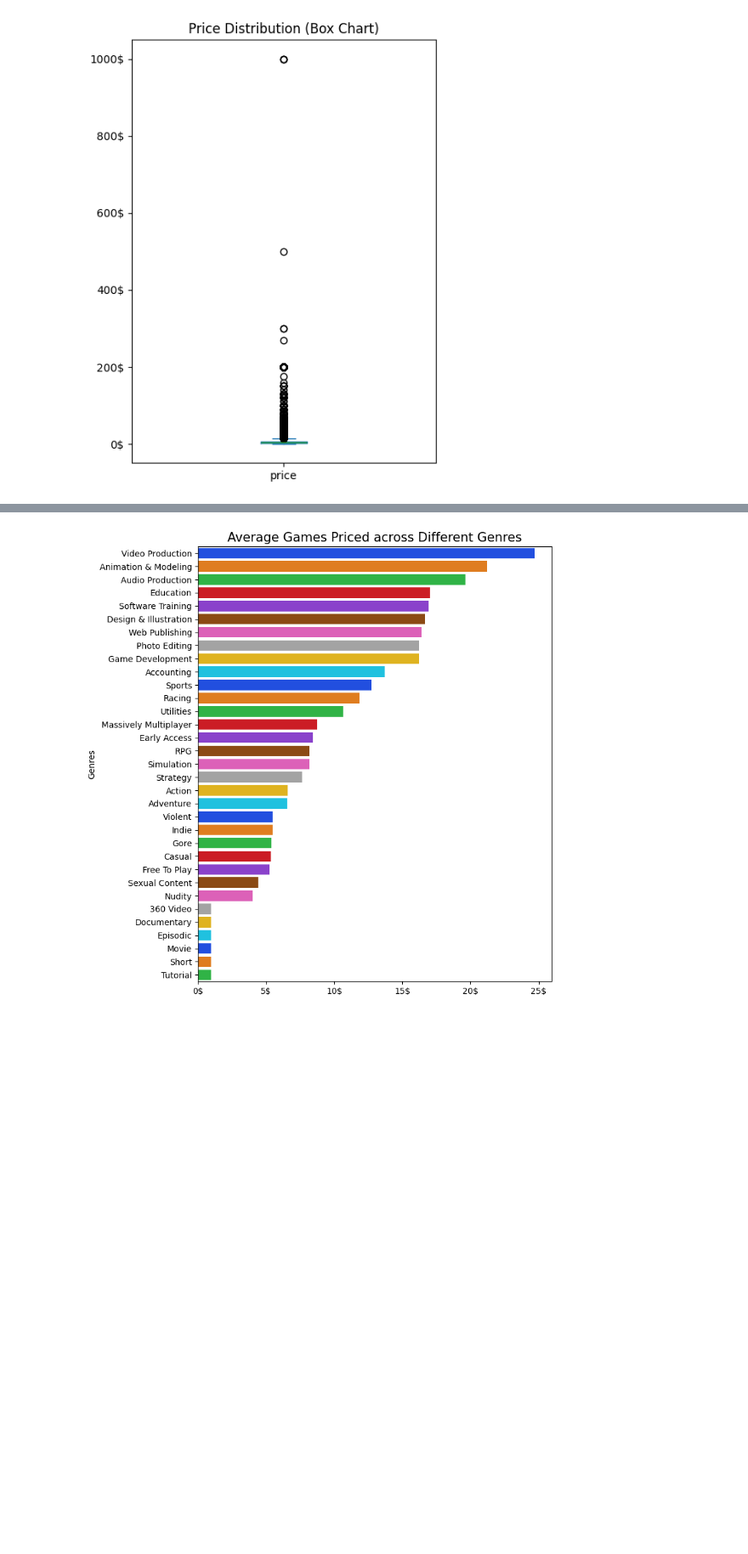
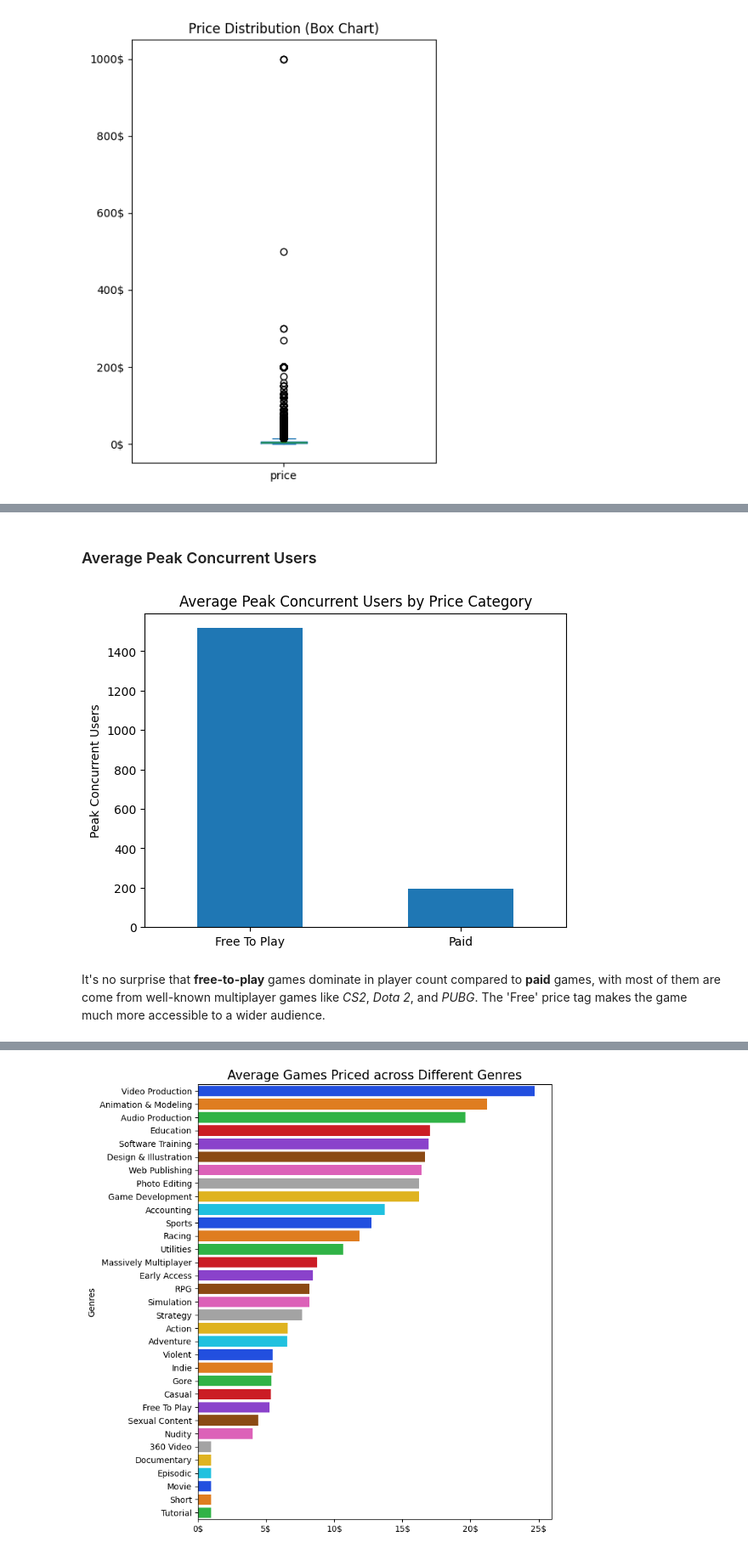
Before and after one commit to ngtrmquang/Steam-Games-Analysis, a Jupyter notebook: 03_EDA_Pricing_and_Ratings.ipynb, the cells around one changed output, grey strips where cells are left out. Shown at 85% size. Saved outputs shown, nothing was run; the diff lists cells and outputs as text; code cells hidden in the pictures; blank space fills up the shorter version.

```diff
--- a/03_EDA_Pricing_and_Ratings.ipynb
+++ b/03_EDA_Pricing_and_Ratings.ipynb
@@ -108 +82,17 @@ plt.xticks(rotation = 0)
+# %% [markdown]
+### Average Peak Concurrent Users
+# %%
+df2 = df.copy()
+
+fig, ax = plt.subplots()
+df2[df2['peak_ccu'] > 0].groupby('price_category')['peak_ccu'].mean().plot(kind='bar')
+ax.set_ylabel("Peak Concurrent Users")
+ax.set_xlabel("")
+ax.set_title("Average Peak Concurrent Users by Price Category")
+plt.xticks(rotation = 0)
+plt.show()
+# %% [output]
+[figure, added]
+# %% [markdown]
+It's no surprise that **free-to-play** games dominate in player count compared to **paid** games, with most of them are come from well-known multiplayer games like *CS2*, *Dota 2*, and *PUBG*. The 'Free' price tag makes the game much more accessible to a wider audience.
 # %% [markdown]
```
Also changed, not shown: parts of 36 cells of this notebook, 1 other file.
